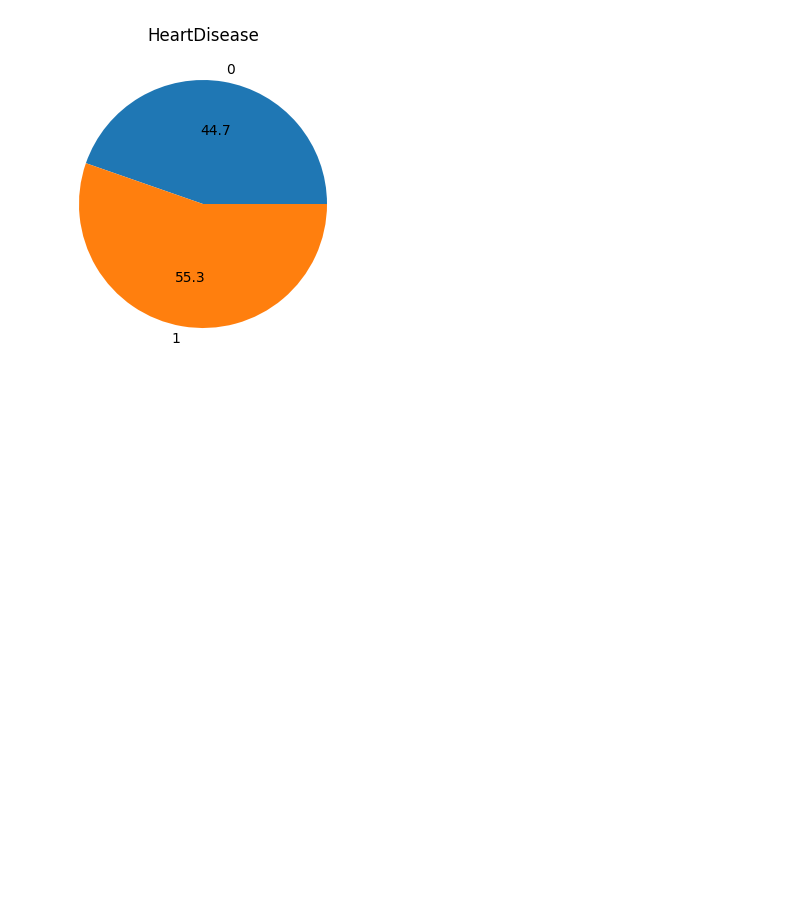
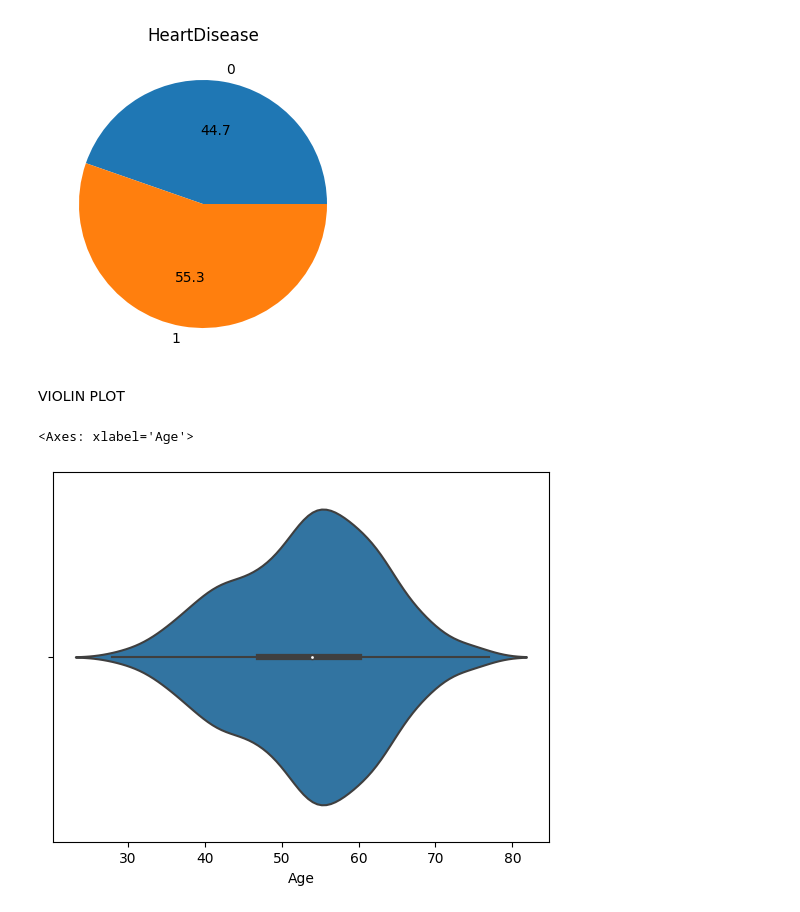
Before and after one commit to ImSowmya/Data-visualization-on-Heart-disease-dataset, a Jupyter notebook: HeartDisease-ExploratoryDataAnalysis.ipynb, the cells around one changed output. Drawn from its saved outputs; the diff is of its cells as text; code cells hidden in the pictures; blank space fills up the shorter version.

Commit message:
Violin plot for two columns

```diff
--- a/HeartDisease-ExploratoryDataAnalysis.ipynb
+++ b/HeartDisease-ExploratoryDataAnalysis.ipynb
@@ -60,3 +60,10 @@ df.groupby('HeartDisease').size().plot(kind = 'pie', autopct = '%.1f', figsize =
 # %% [output]
 <Axes: title={'center': 'HeartDisease'}>
 [figure]
+# %% [markdown]
+VIOLIN PLOT
+# %%
+sns.violinplot(x="Age",data=df)
+# %% [output]
+<Axes: xlabel='Age'>
+[figure, added]
```
Also changed, not shown: parts of 3 cells of this notebook.
